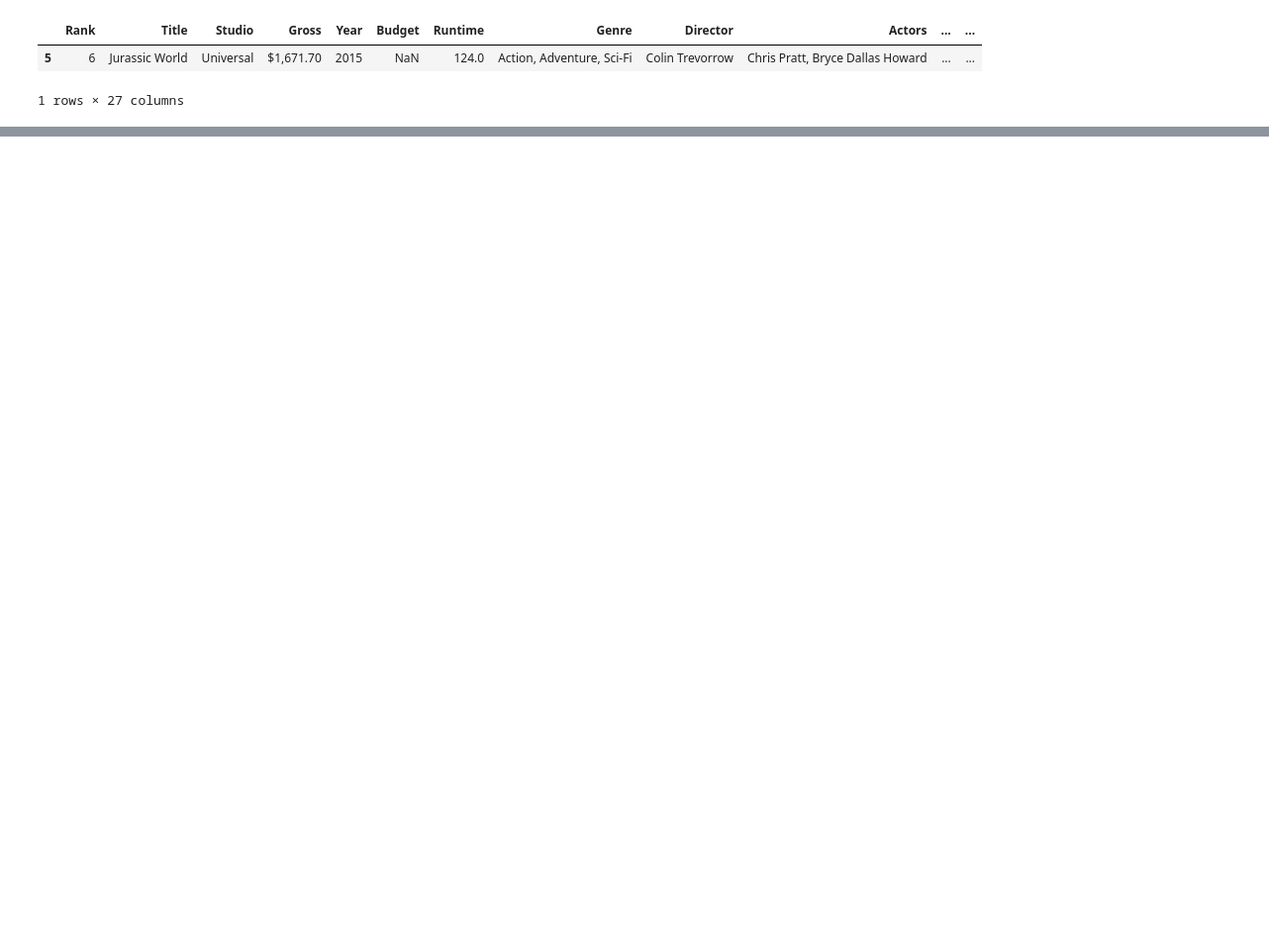
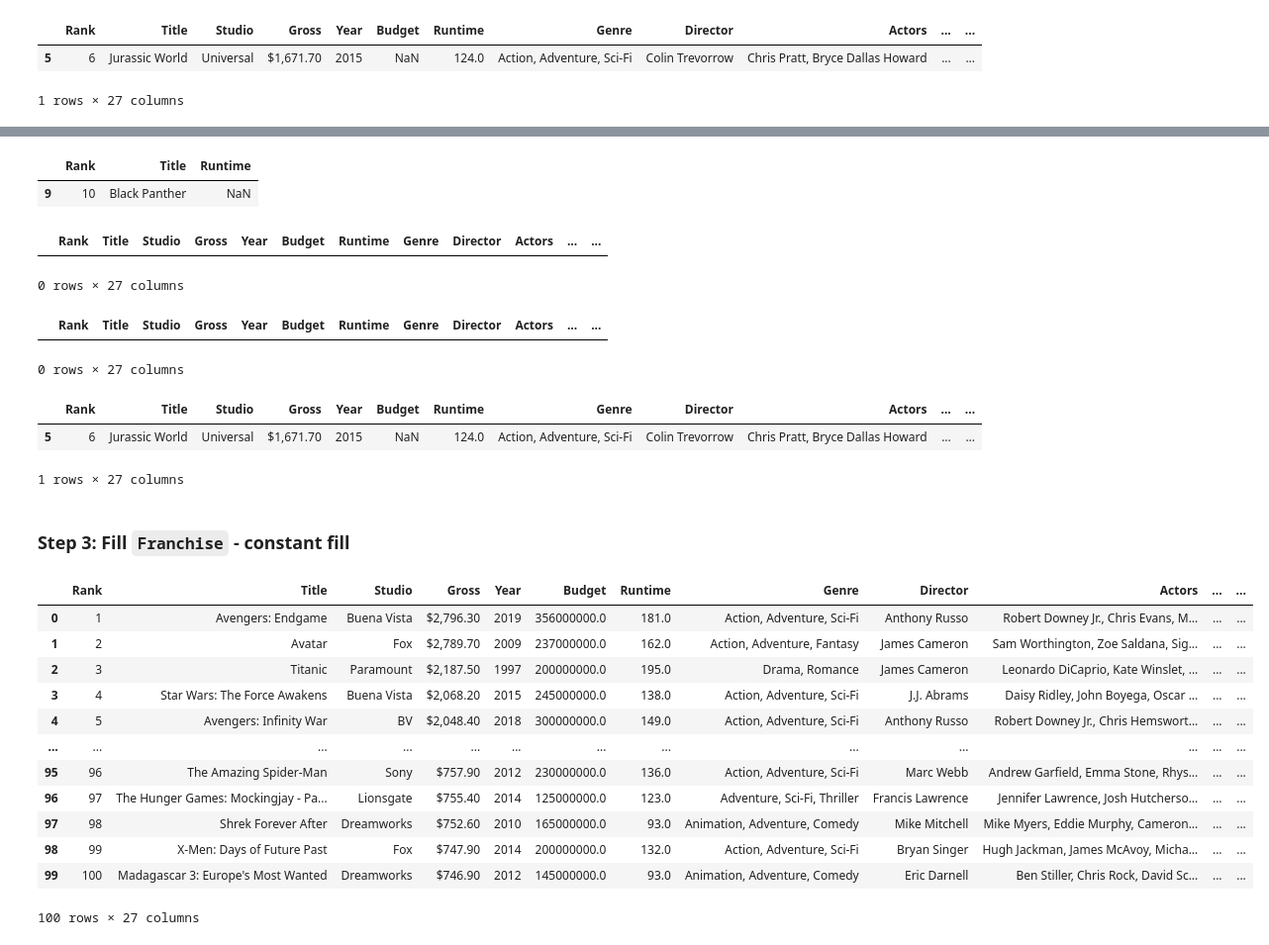
Before and after one commit to ThinkAlgoClub/data-analyst-accelerator, a Jupyter notebook: pandas/DA002-DataCleaningMissingValuesAndDuplicates.ipynb, the cells around one changed output, grey strips where cells are left out. Shown at 99% size. Cells and saved outputs as stored; diff of their text form; code cells hidden in the pictures; blank space fills up the shorter version.

```diff
--- a/pandas/DA002-DataCleaningMissingValuesAndDuplicates.ipynb
+++ b/pandas/DA002-DataCleaningMissingValuesAndDuplicates.ipynb
@@ -91,0 +123,43 @@ movies[movies["Budget"].isna()]
+# %%
+missing_runtime = movies[movies["Runtime"].isna()]
+missing_runtime[["Rank", "Title", "Runtime"]]
+# %% [output]
+|  | Rank | Title | Runtime |
+| 9 | 10 | Black Panther | NaN |
+# %%
+# Check profit and ROI missing rows
+missing_profit = movies[movies["Profit"].isna()]
+missing_profit
+# %% [output]
+|  | Rank | Title | Studio | Gross | Year | Budget | Runtime | Genre | Director | Actors | ... | ... |
+0 rows × 27 columns
+# %%
+missing_ROI = movies[movies["ROI"].isna()]
+missing_ROI
+# %% [output]
+|  | Rank | Title | Studio | Gross | Year | Budget | Runtime | Genre | Director | Actors | ... | ... |
+0 rows × 27 columns
+# %%
+missing_budget
+# %% [output]
+|  | Rank | Title | Studio | Gross | Year | Budget | Runtime | Genre | Director | Actors | ... | ... |
+| 5 | 6 | Jurassic World | Universal | $1,671.70 | 2015 | NaN | 124.0 | Action, Adventure, Sci-Fi | Colin Trevorrow | Chris Pratt, Bryce Dallas Howard | ... | ... |
+1 rows × 27 columns
+# %% [markdown]
+### Step 3: Fill `Franchise` - constant fill
+# %%
+movies
+# %% [output]
+|  | Rank | Title | Studio | Gross | Year | Budget | Runtime | Genre | Director | Actors | ... | ... |
+| 0 | 1 | Avengers: Endgame | Buena Vista | $2,796.30 | 2019 | 356000000.0 | 181.0 | Action, Adventure, Sci-Fi | Anthony Russo | Robert Downey Jr., Chris Evans, M... | ... | ... |
+| 1 | 2 | Avatar | Fox | $2,789.70 | 2009 | 237000000.0 | 162.0 | Action, Adventure, Fantasy | James Cameron | Sam Worthington, Zoe Saldana, Sig... | ... | ... |
+| 2 | 3 | Titanic | Paramount | $2,187.50 | 1997 | 200000000.0 | 195.0 | Drama, Romance | James Cameron | Leonardo DiCaprio, Kate Winslet, ... | ... | ... |
+| 3 | 4 | Star Wars: The Force Awakens | Buena Vista | $2,068.20 | 2015 | 245000000.0 | 138.0 | Action, Adventure, Sci-Fi | J.J. Abrams | Daisy Ridley, John Boyega, Oscar ... | ... | ... |
+| 4 | 5 | Avengers: Infinity War | BV | $2,048.40 | 2018 | 300000000.0 | 149.0 | Action, Adventure, Sci-Fi | Anthony Russo | Robert Downey Jr., Chris Hemswort... | ... | ... |
+| ... | ... | ... | ... | ... | ... | ... | ... | ... | ... | ... | ... | ... |
+| 95 | 96 | The Amazing Spider-Man | Sony | $757.90 | 2012 | 230000000.0 | 136.0 | Action, Adventure, Sci-Fi | Marc Webb | Andrew Garfield, Emma Stone, Rhys... | ... | ... |
+| 96 | 97 | The Hunger Games: Mockingjay - Pa... | Lionsgate | $755.40 | 2014 | 125000000.0 | 123.0 | Adventure, Sci-Fi, Thriller | Francis Lawrence | Jennifer Lawrence, Josh Hutcherso... | ... | ... |
+| 97 | 98 | Shrek Forever After | Dreamworks | $752.60 | 2010 | 165000000.0 | 93.0 | Animation, Adventure, Comedy | Mike Mitchell | Mike Myers, Eddie Murphy, Cameron... | ... | ... |
+| 98 | 99 | X-Men: Days of Future Past | Fox | $747.90 | 2014 | 200000000.0 | 132.0 | Action, Adventure, Sci-Fi | Bryan Singer | Hugh Jackman, James McAvoy, Micha... | ... | ... |
+| 99 | 100 | Madagascar 3: Europe's Most Wanted | Dreamworks | $746.90 | 2012 | 145000000.0 | 93.0 | Animation, Adventure, Comedy | Eric Darnell | Ben Stiller, Chris Rock, David Sc... | ... | ... |
+100 rows × 27 columns
```
Also changed, not shown: parts of 52 cells of this notebook, 3 other files.
